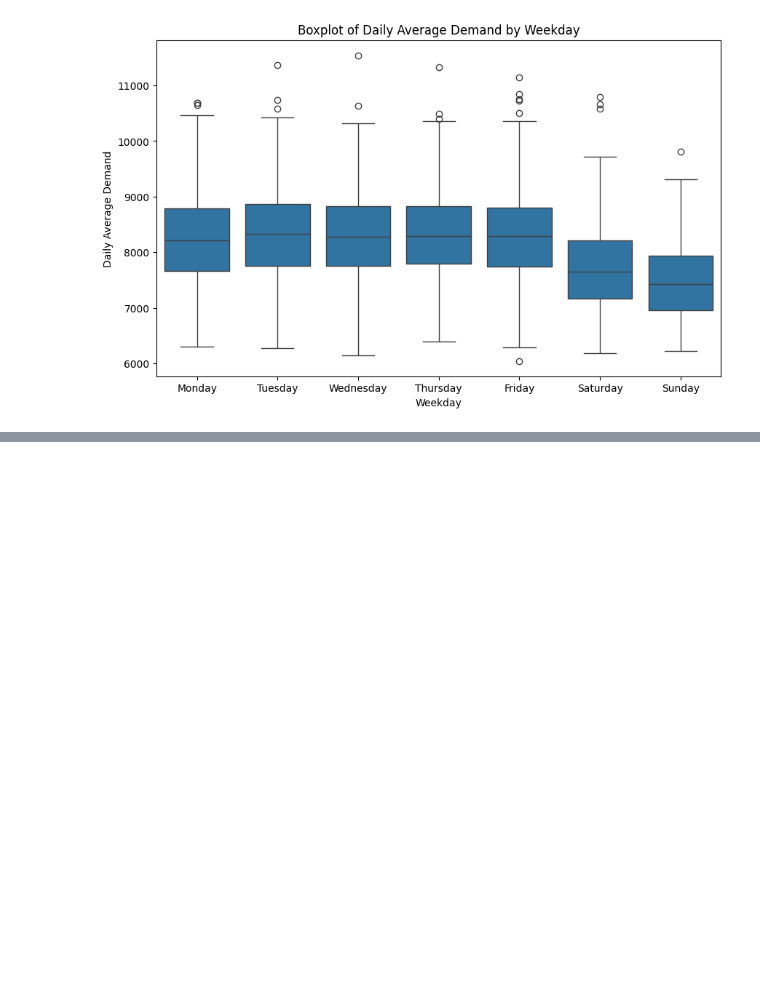
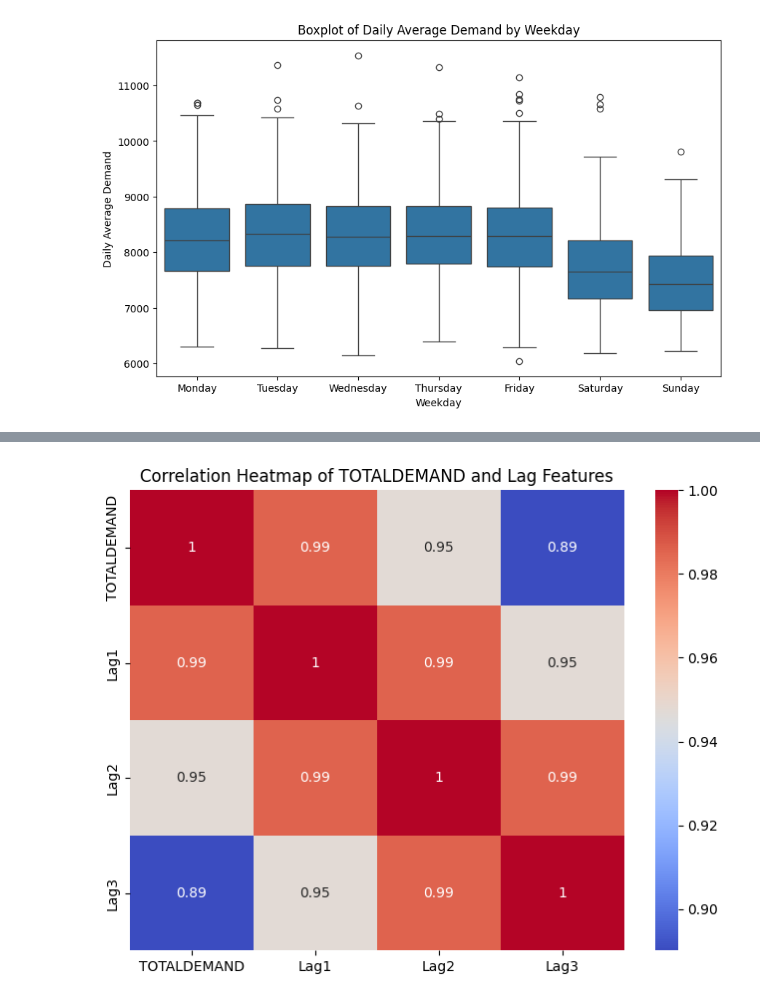
Before and after one commit to mzafaryahya/Project_GitHub, a Jupyter notebook: Vis_Test.ipynb, the cells around one changed output, grey strips where cells are left out. Cells and saved outputs as stored; diff of their text form; code cells hidden in the pictures; blank space fills up the shorter version.

```diff
--- a/Vis_Test.ipynb
+++ b/Vis_Test.ipynb
@@ -80,0 +106,15 @@ plt.show()
+# %%
+# Create lag features to check for correlation between consecutive time steps
+df['Lag1'] = df['TOTALDEMAND'].shift(1)
+df['Lag2'] = df['TOTALDEMAND'].shift(2)
+df['Lag3'] = df['TOTALDEMAND'].shift(3)
+df.dropna(inplace=True)
+
+# Correlation heatmap for TOTALDEMAND and its lag features
+plt.figure(figsize=(8, 6))
+corr = df[['TOTALDEMAND', 'Lag1', 'Lag2', 'Lag3']].corr()
+sns.heatmap(corr, annot=True, cmap='coolwarm')
+plt.title('Correlation Heatmap of TOTALDEMAND and Lag Features')
+plt.show()
+# %% [output]
+[figure, added]
```
Also changed, not shown: parts of 12 cells of this notebook.
